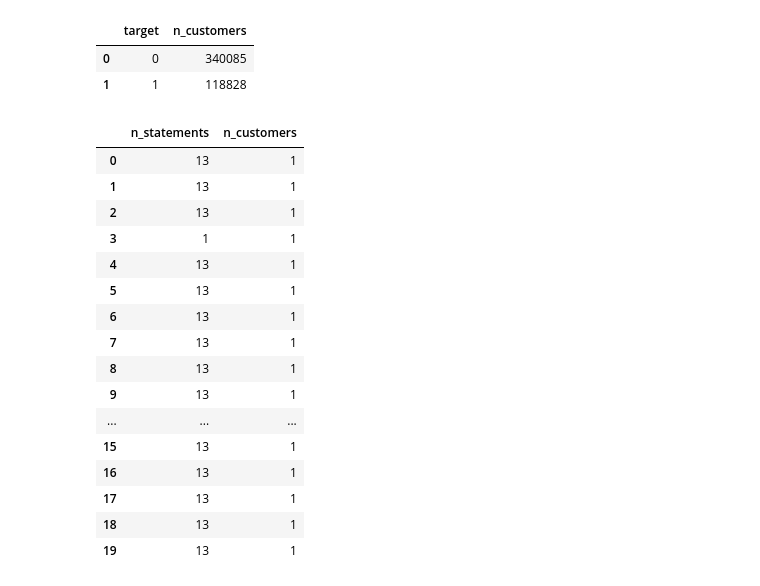
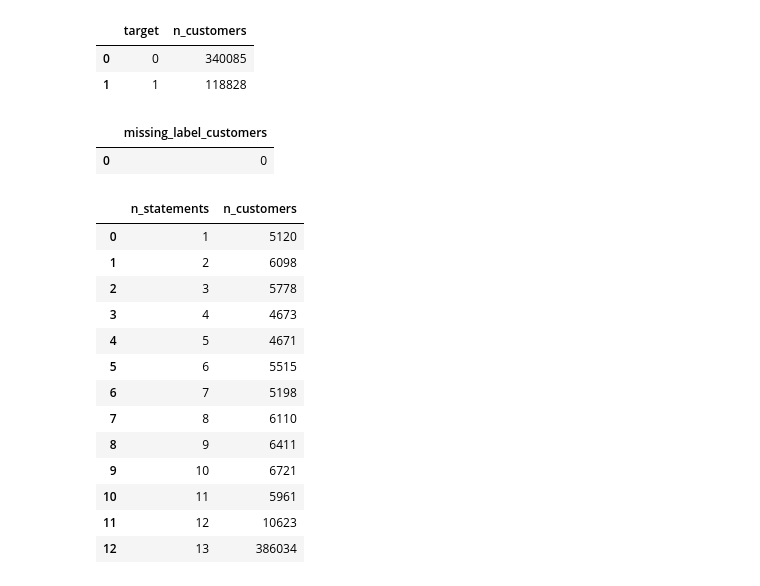
Before and after one commit to dd4real2k/amex_credit_risk, a Jupyter notebook: notebooks/01_bigquery_data_understanding.ipynb, the cells around one changed output. Cells and saved outputs as stored; diff of their text form; code cells hidden in the pictures.

```diff
--- a/notebooks/01_bigquery_data_understanding.ipynb
+++ b/notebooks/01_bigquery_data_understanding.ipynb
@@ -56,31 +61,47 @@ client.query(query).to_dataframe()
 | 0 | 0 | 340085 |
 | 1 | 1 | 118828 |
 # %%
-# Sequence Lengths
+# Missing label customers
 query = f"""
-SELECT
-  COUNT(*) AS n_statements,
-  COUNT(DISTINCT customer_ID) AS n_customers
-FROM `{PROJECT_ID}.{DATASET_ID}.train_data_raw`
-GROUP BY customer_ID
-LIMIT 20
+SELECT COUNT(*) AS missing_label_customers
+FROM `{PROJECT_ID}.{DATASET_ID}.train_labels_raw` l
+LEFT JOIN (
+  SELECT DISTINCT customer_ID
+  FROM `{PROJECT_ID}.{DATASET_ID}.train_data_raw`
+) t
+USING (customer_ID)
+WHERE t.customer_ID IS NULL
 """
 client.query(query).to_dataframe()
 # %% [output]
-|  | n_statements | n_customers |
-| 0 | 13 | 1 |
-| 1 | 13 | 1 |
-| 2 | 13 | 1 |
-| 3 | 1 | 1 |
-| 4 | 13 | 1 |
-| 5 | 13 | 1 |
-| 6 | 13 | 1 |
-| 7 | 13 | 1 |
-| 8 | 13 | 1 |
-| 9 | 13 | 1 |
-| ... | ... | ... |
-| 15 | 13 | 1 |
-| 16 | 13 | 1 |
-| 17 | 13 | 1 |
-| 18 | 13 | 1 |
-| 19 | 13 | 1 |
+|  | missing_label_customers |
+| 0 | 0 |
+# %%
+# Distribution of number of statements per customer
+query = f"""
+WITH statement_counts AS (
+  SELECT customer_ID, COUNT(*) AS n_statements
+  FROM `{PROJECT_ID}.{DATASET_ID}.train_data_raw`
+  GROUP BY customer_ID
+)
+SELECT n_statements, COUNT(*) AS n_customers
+FROM statement_counts
+GROUP BY n_statements
+ORDER BY n_statements
+"""
+client.query(query).to_dataframe()
+# %% [output]
+|  | n_statements | n_customers |
+| 0 | 1 | 5120 |
+| 1 | 2 | 6098 |
+| 2 | 3 | 5778 |
+| 3 | 4 | 4673 |
+| 4 | 5 | 4671 |
+| 5 | 6 | 5515 |
+| 6 | 7 | 5198 |
+| 7 | 8 | 6110 |
+| 8 | 9 | 6411 |
+| 9 | 10 | 6721 |
+| 10 | 11 | 5961 |
+| 11 | 12 | 10623 |
+| 12 | 13 | 386034 |
```
Also changed, not shown: parts of 23 cells of this notebook, 6 other files.
